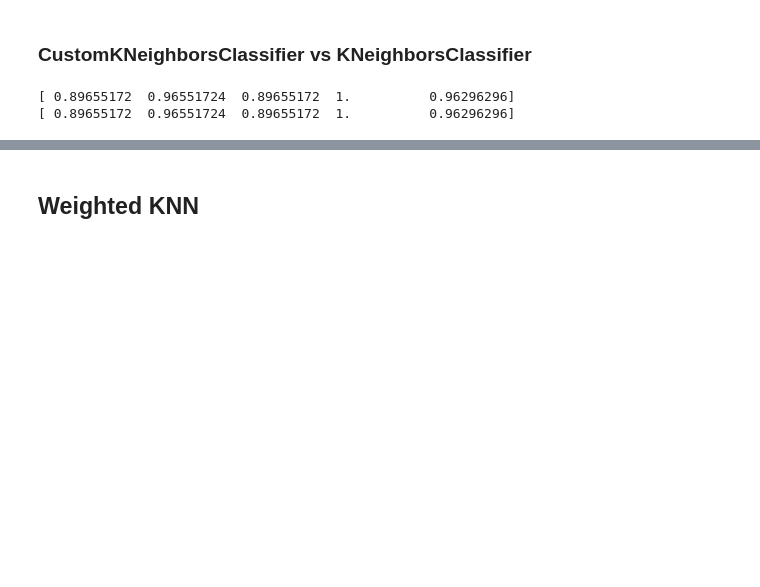
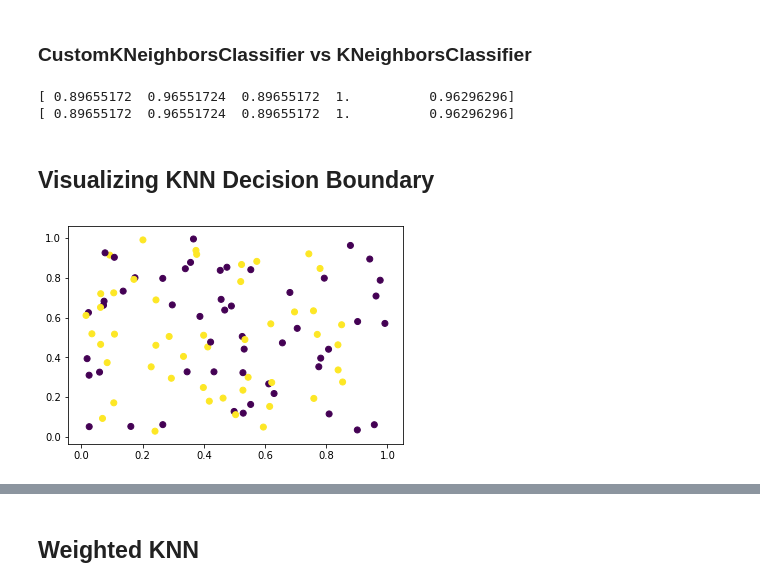
Before and after one commit to sahilsehwag/machine-learning-algorithms, a Jupyter notebook: knn.ipynb, the cells around one changed output, grey strips where cells are left out. Cells and saved outputs as stored; diff of their text form; code cells hidden in the pictures; blank space fills up the shorter version.

Commit message:
KNN: Decision Boundary Visualization, Voroni Diagram.

```diff
--- a/knn.ipynb
+++ b/knn.ipynb
@@ -114,3 +136,12 @@ print(cross_val_score(estimator=custModel, X=xTest, y=yTest, cv=5))
 # %% [output]
 [ 0.89655172  0.96551724  0.89655172  1.          0.96296296]
 [ 0.89655172  0.96551724  0.89655172  1.          0.96296296]
+# %% [markdown]
+## Visualizing KNN Decision Boundary
+# %%
+X = np.random.rand(100,2)
+y = np.random.randint(0,2, 100)
+plt.scatter(X[:,0], X[:,1], c=y)
+plt.show()
+# %% [output]
+[figure, added]
```
Also changed, not shown: parts of 8 cells of this notebook, 1 other file.
